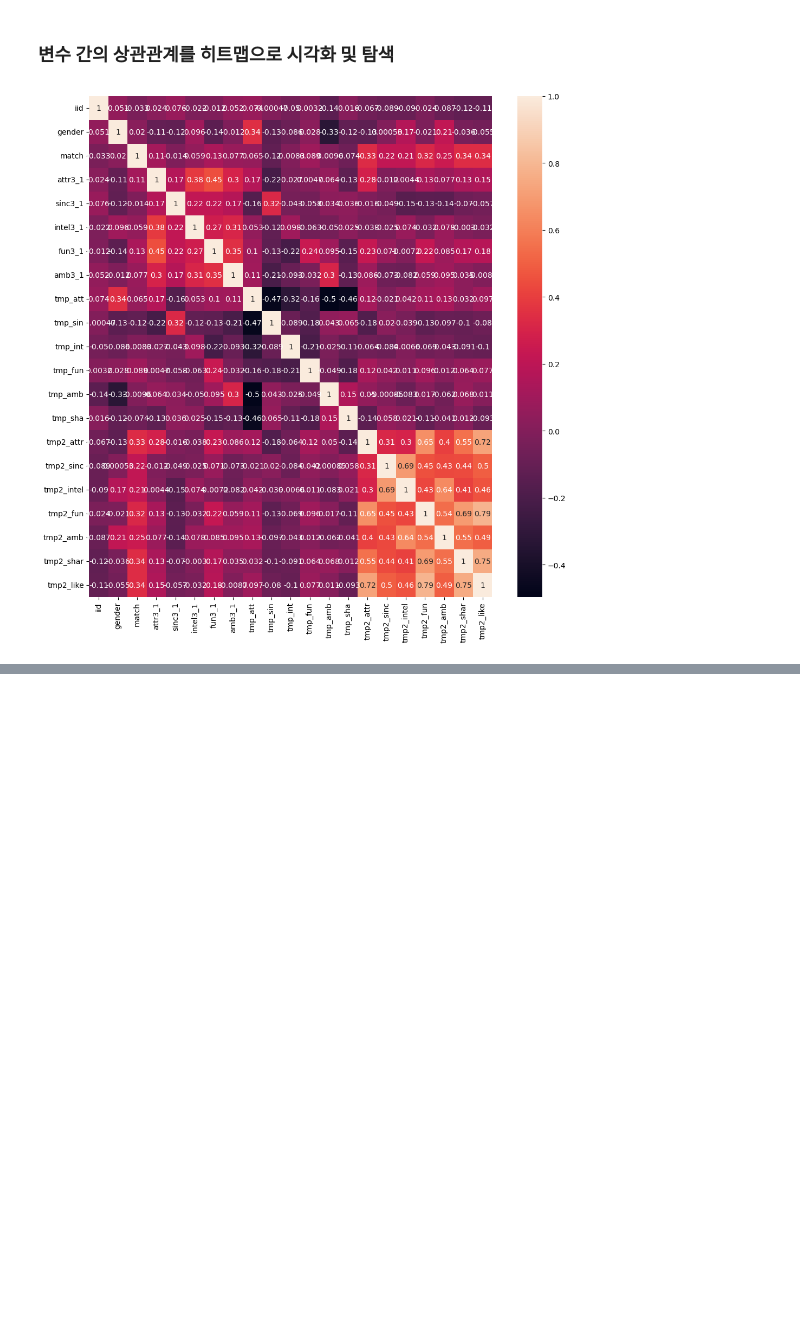
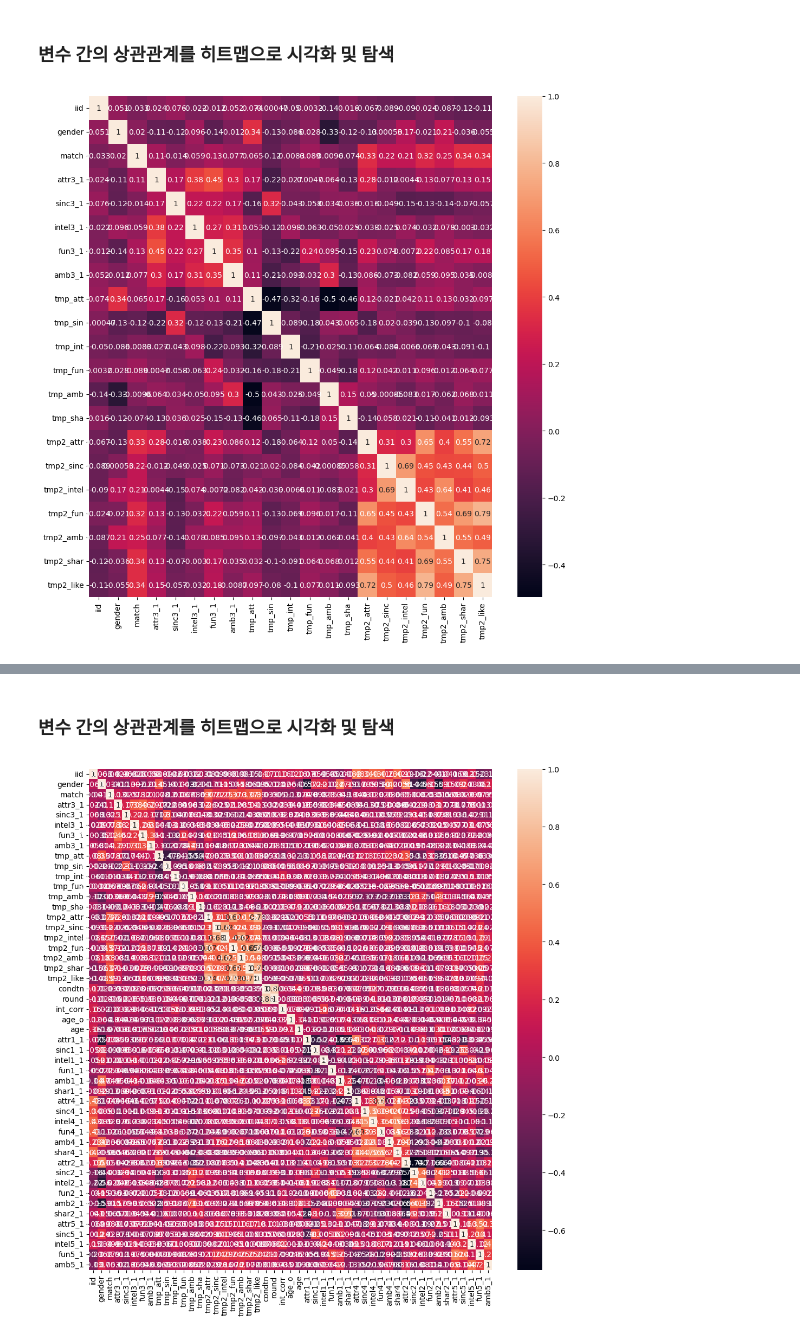
Before and after one commit to i-am-not-kangjik/Well-Founded-Confidence, a Jupyter notebook: Gyuheon/LR_model.ipynb, the cells around one changed output, grey strips where cells are left out. Saved outputs shown, nothing was run; the diff lists cells and outputs as text; code cells hidden in the pictures; blank space fills up the shorter version.

```diff
--- a/Gyuheon/LR_model.ipynb
+++ b/Gyuheon/LR_model.ipynb
@@ -218,0 +243,8 @@ sns.heatmap(corr_df, annot=True);
+# %%
+# 데이터 csv 불러오기
+train = pd.read_csv('../data/train4.csv')
+# %%
+# Unnamed: 0 column제거
+train = train.iloc[:,1:]
+# 소수점 2자리까지
+train.match = round(train.match, 2)
@@ -218,0 +464,14 @@ sns.heatmap(corr_df, annot=True);
+# %% [markdown]
+### 변수 간의 상관관계를 히트맵으로 시각화 및 탐색
+# %%
+
+# 상관계수를 구하여 저장
+corr_df = train.corr()
+corr_df.corr()
+
+# 상관계수를 히트맵으로 시각화
+import seaborn as sns
+plt.figure(figsize = (12,12))
+sns.heatmap(corr_df, annot=True);
+# %% [output]
+[figure, added]
```
Also changed, not shown: parts of 39 cells of this notebook, 1 other file.
